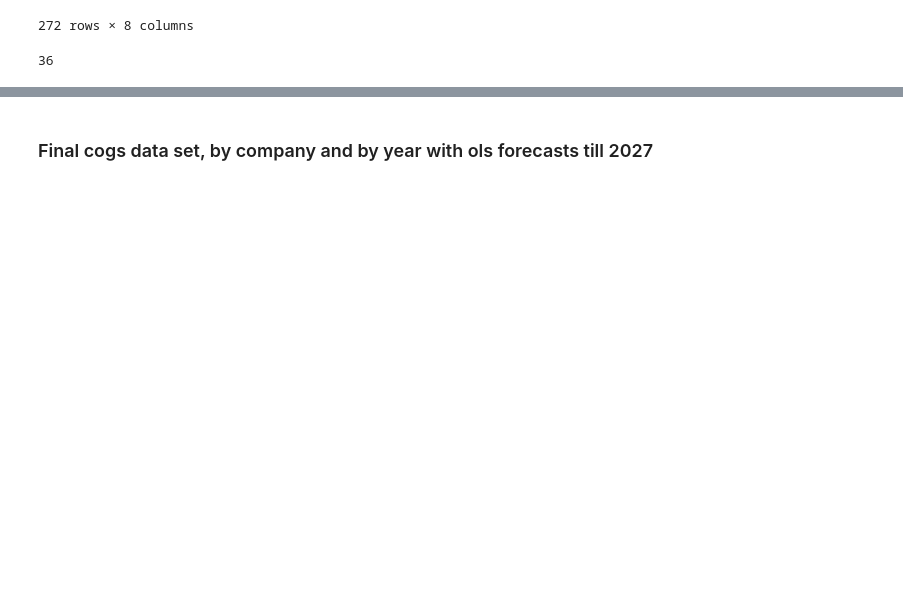
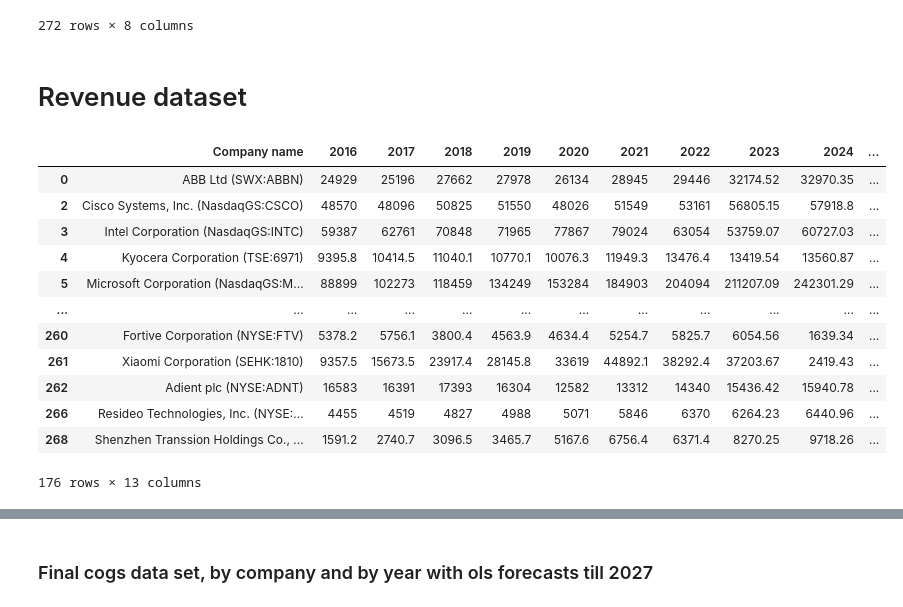
Before and after one commit to lucasleforest/analyticslab, a Jupyter notebook: Clean_Financial_Data.ipynb, the cells around one changed output, grey strips where cells are left out. Drawn from its saved outputs; the diff is of its cells as text; code cells hidden in the pictures; blank space fills up the shorter version.

```diff
--- a/Clean_Financial_Data.ipynb
+++ b/Clean_Financial_Data.ipynb
@@ -6,0 +14,12 @@ import pandas as pd
+# %%
+excel_file = "Financials copy.xls"
+
+sheet_name = "TOTAL REVENUE"
+
+start_row = 13
+
+columns_to_read = "A:M"
+
+df_revenue = pd.read_excel(excel_file, sheet_name=sheet_name, header=start_row, usecols=columns_to_read)
+
+df_revenue
@@ -6,0 +40,12 @@ import pandas as pd
+# %%
+excel_file = "Financials copy.xls"
+
+sheet_name = "EBITDA"
+
+start_row = 13
+end_row = 285
+columns_to_read = "A:M"
+
+df_ebitda = pd.read_excel(excel_file, sheet_name=sheet_name, header=start_row, usecols=columns_to_read)
+
+df_ebitda
@@ -7,6 +66,4 @@ import pandas as pd
 # %%
-df_revenue = pd.read_excel('data/total_revenue.xlsx')
-df_ebitda = pd.read_excel('data/ebitda.xlsx')
 df_cogs = pd.read_excel('data/cogs.xlsx')
 
 df_cogs
@@ -33,10 +84,3 @@ na_cogs-na_revenue
 # %%
- # Create a Boolean mask for rows with "-" values
-mask_revenue = (df_revenue == "-").any(axis=1)
-mask_ebitda = (df_ebitda == "-").any(axis=1)
 mask_cogs = (df_cogs == "-").any(axis=1)
-
-sum(mask_cogs!=mask_revenue)
-# %% [output]
-36
 # %%
@@ -55,0 +91,26 @@ df_cogs.to_csv('clean_df_cogs.csv', index=False)
+# %%
+mask_ebitda = (df_ebitda.iloc[:, :8] == "-").any(axis=1)
+df_revenue = df_revenue[~mask_ebitda]
+df_ebitda = df_ebitda[~mask_ebitda]
+df_cogs = df_cogs[~mask_ebitda]
+# %% [markdown]
+# Revenue dataset
+# %%
+col_names = ['Company name', '2016', '2017', '2018', '2019', '2020', '2021', '2022', "2023", "2024", "2025", "2026", "2027"]
+
+df_revenue.columns = col_names
+df_revenue
+# %% [output]
+|  | Company name | 2016 | 2017 | 2018 | 2019 | 2020 | 2021 | 2022 | 2023 | 2024 | ... |
+| 0 | ABB Ltd (SWX:ABBN) | 24929 | 25196 | 27662 | 27978 | 26134 | 28945 | 29446 | 32174.52 | 32970.35 | ... |
+| 2 | Cisco Systems, Inc. (NasdaqGS:CSCO) | 48570 | 48096 | 50825 | 51550 | 48026 | 51549 | 53161 | 56805.15 | 57918.8 | ... |
+| 3 | Intel Corporation (NasdaqGS:INTC) | 59387 | 62761 | 70848 | 71965 | 77867 | 79024 | 63054 | 53759.07 | 60727.03 | ... |
+| 4 | Kyocera Corporation (TSE:6971) | 9395.8 | 10414.5 | 11040.1 | 10770.1 | 10076.3 | 11949.3 | 13476.4 | 13419.54 | 13560.87 | ... |
+| 5 | Microsoft Corporation (NasdaqGS:M... | 88899 | 102273 | 118459 | 134249 | 153284 | 184903 | 204094 | 211207.09 | 242301.29 | ... |
+| ... | ... | ... | ... | ... | ... | ... | ... | ... | ... | ... | ... |
+| 260 | Fortive Corporation (NYSE:FTV) | 5378.2 | 5756.1 | 3800.4 | 4563.9 | 4634.4 | 5254.7 | 5825.7 | 6054.56 | 1639.34 | ... |
+| 261 | Xiaomi Corporation (SEHK:1810) | 9357.5 | 15673.5 | 23917.4 | 28145.8 | 33619 | 44892.1 | 38292.4 | 37203.67 | 2419.43 | ... |
+| 262 | Adient plc (NYSE:ADNT) | 16583 | 16391 | 17393 | 16304 | 12582 | 13312 | 14340 | 15436.42 | 15940.78 | ... |
+| 266 | Resideo Technologies, Inc. (NYSE:... | 4455 | 4519 | 4827 | 4988 | 5071 | 5846 | 6370 | 6264.23 | 6440.96 | ... |
+| 268 | Shenzhen Transsion Holdings Co., ... | 1591.2 | 2740.7 | 3096.5 | 3465.7 | 5167.6 | 6756.4 | 6371.4 | 8270.25 | 9718.26 | ... |
+176 rows × 13 columns
```
Also changed, not shown: parts of 40 cells of this notebook, 3 other files.
